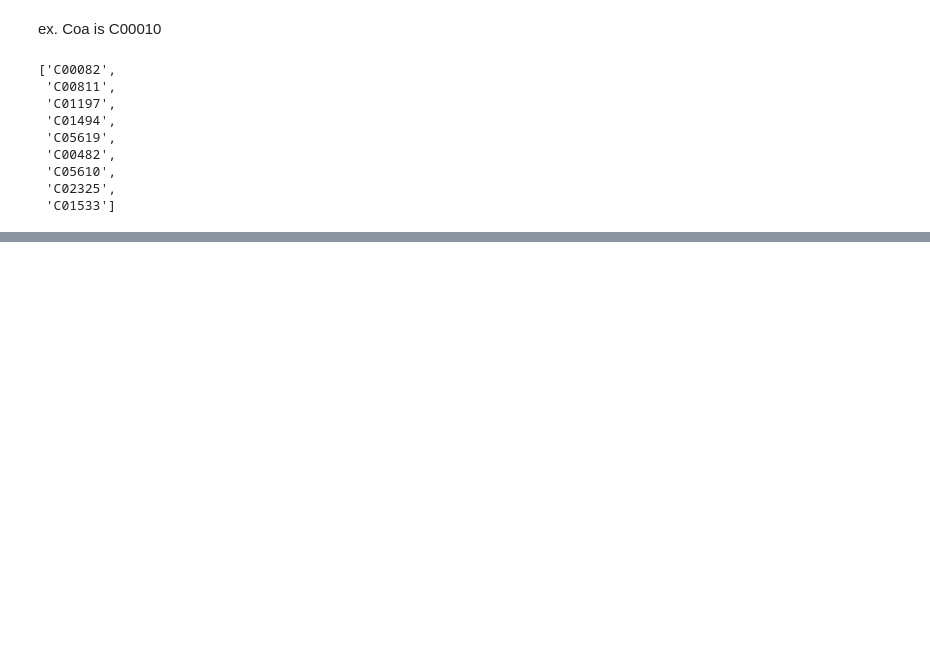
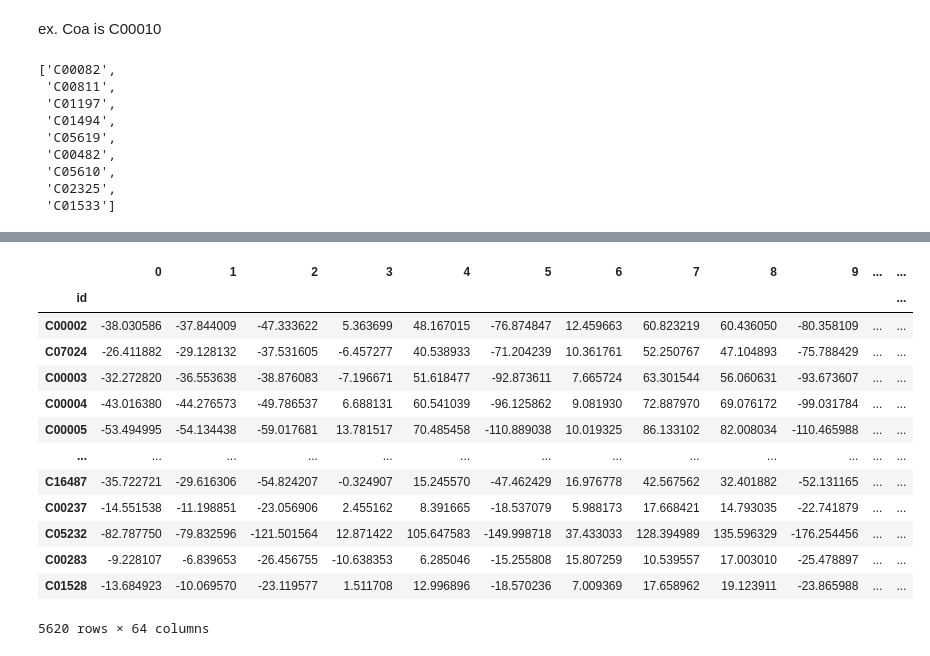
Before and after one commit to costasmexis/pathwayFinder, a Jupyter notebook: main.ipynb, the cells around one changed output, grey strips where cells are left out. Saved outputs shown, nothing was run; the diff lists cells and outputs as text; code cells hidden in the pictures; blank space fills up the shorter version.

```diff
--- a/main.ipynb
+++ b/main.ipynb
@@ -289,0 +316,12 @@ df[df['id']=='C00007']
+# %%
+from torch_geometric.utils.convert import from_networkx
+import torch_geometric.transforms as T
+from torch_geometric.nn import SAGEConv
+import torch
+import torch.nn as nn
+import torch.nn.functional as F
+
+node_features = [col for col in df.drop(['id', 'formula'], axis=1).columns]
+
+data = from_networkx(G, group_node_attrs=node_features)
+data.x.shape
@@ -289,0 +408,20 @@ df[df['id']=='C00007']
+# %%
+node_embeddings=pd.DataFrame(node_embeddings)
+node_embeddings['id']  = graph_data[20]
+node_embeddings.set_index('id', inplace=True)
+node_embeddings
+# %% [output]
+|  | 0 | 1 | 2 | 3 | 4 | 5 | 6 | 7 | 8 | 9 | ... | ... |
+| id |  |  |  |  |  |  |  |  |  |  |  | ... |
+| C00002 | -38.030586 | -37.844009 | -47.333622 | 5.363699 | 48.167015 | -76.874847 | 12.459663 | 60.823219 | 60.436050 | -80.358109 | ... | ... |
+| C07024 | -26.411882 | -29.128132 | -37.531605 | -6.457277 | 40.538933 | -71.204239 | 10.361761 | 52.250767 | 47.104893 | -75.788429 | ... | ... |
+| C00003 | -32.272820 | -36.553638 | -38.876083 | -7.196671 | 51.618477 | -92.873611 | 7.665724 | 63.301544 | 56.060631 | -93.673607 | ... | ... |
+| C00004 | -43.016380 | -44.276573 | -49.786537 | 6.688131 | 60.541039 | -96.125862 | 9.081930 | 72.887970 | 69.076172 | -99.031784 | ... | ... |
+| C00005 | -53.494995 | -54.134438 | -59.017681 | 13.781517 | 70.485458 | -110.889038 | 10.019325 | 86.133102 | 82.008034 | -110.465988 | ... | ... |
+| ... | ... | ... | ... | ... | ... | ... | ... | ... | ... | ... | ... | ... |
+| C16487 | -35.722721 | -29.616306 | -54.824207 | -0.324907 | 15.245570 | -47.462429 | 16.976778 | 42.567562 | 32.401882 | -52.131165 | ... | ... |
+| C00237 | -14.551538 | -11.198851 | -23.056906 | 2.455162 | 8.391665 | -18.537079 | 5.988173 | 17.668421 | 14.793035 | -22.741879 | ... | ... |
+| C05232 | -82.787750 | -79.832596 | -121.501564 | 12.871422 | 105.647583 | -149.998718 | 37.433033 | 128.394989 | 135.596329 | -176.254456 | ... | ... |
+| C00283 | -9.228107 | -6.839653 | -26.456755 | -10.638353 | 6.285046 | -15.255808 | 15.807259 | 10.539557 | 17.003010 | -25.478897 | ... | ... |
+| C01528 | -13.684923 | -10.069570 | -23.119577 | 1.511708 | 12.996896 | -18.570236 | 7.009369 | 17.658962 | 19.123911 | -23.865988 | ... | ... |
+5620 rows × 64 columns
```
Also changed, not shown: parts of 19 cells of this notebook, 1 other file.
